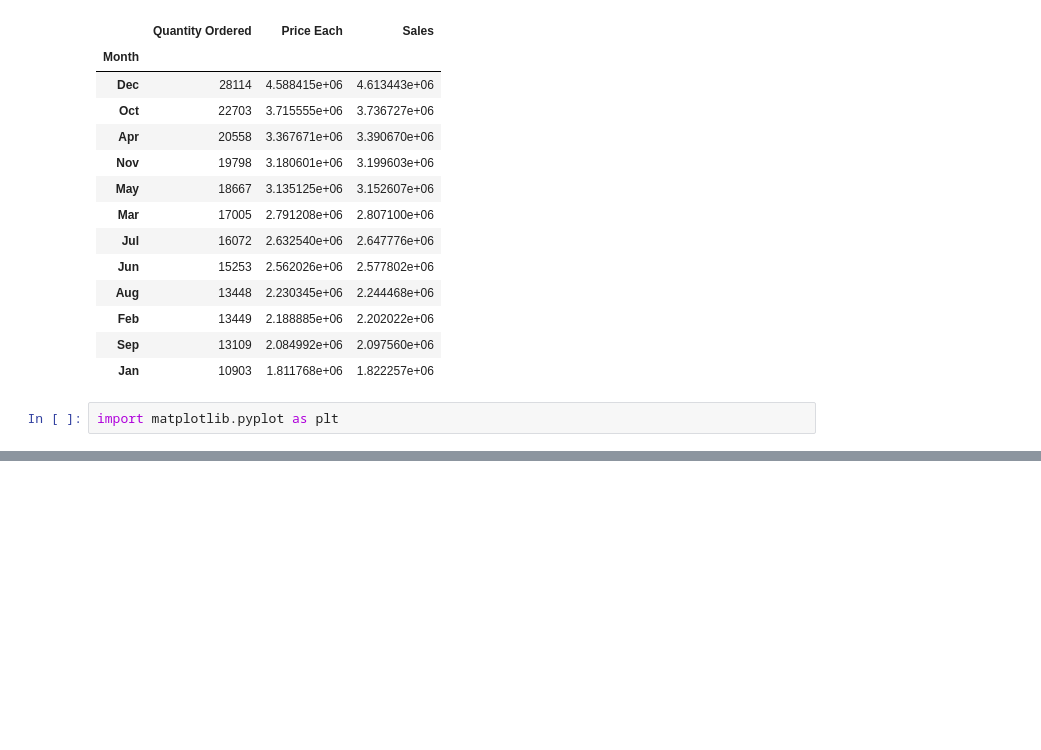
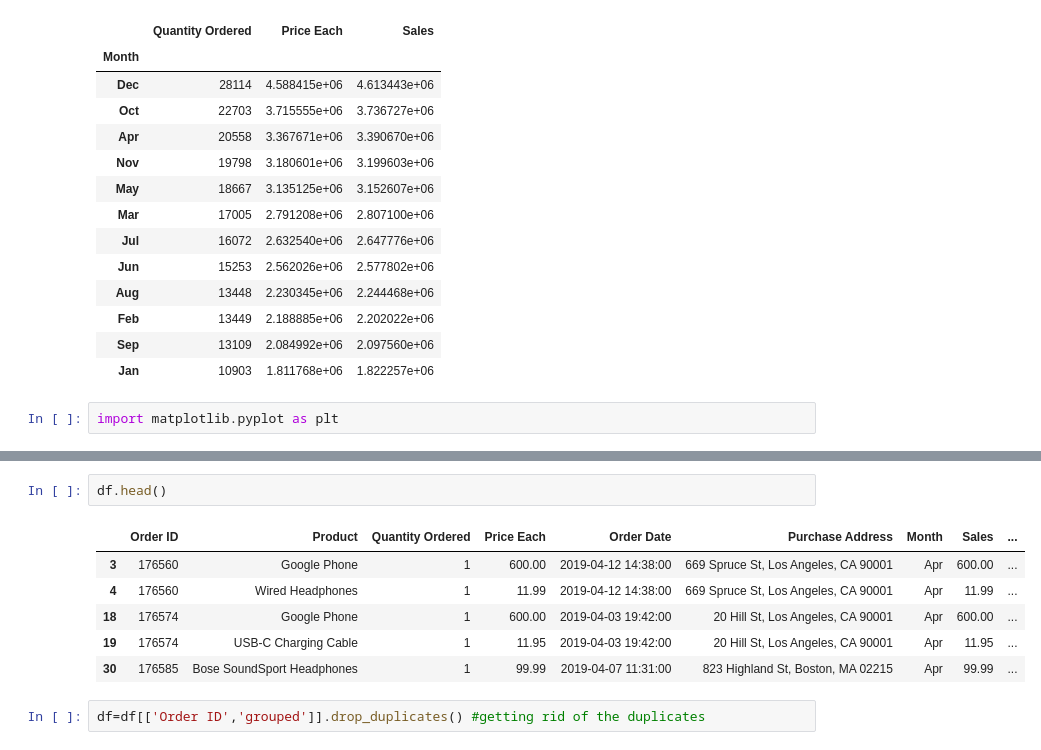
Before and after one commit to Raknala/Sales-data-analysis, a Jupyter notebook: sales_analysis.ipynb, the cells around one changed output, grey strips where cells are left out. Saved outputs shown, nothing was run; the diff lists cells and outputs as text; blank space fills up the shorter version.

```diff
--- a/sales_analysis.ipynb
+++ b/sales_analysis.ipynb
@@ -415,0 +472,11 @@ Looking at the line chart , we can conculde that the peak time for ordering in 1
+# %%
+df.head()
+# %% [output]
+|  | Order ID | Product | Quantity Ordered | Price Each | Order Date | Purchase Address | Month | Sales | ... |
+| 3 | 176560 | Google Phone | 1 | 600.00 | 2019-04-12 14:38:00 | 669 Spruce St, Los Angeles, CA 90001 | Apr | 600.00 | ... |
+| 4 | 176560 | Wired Headphones | 1 | 11.99 | 2019-04-12 14:38:00 | 669 Spruce St, Los Angeles, CA 90001 | Apr | 11.99 | ... |
+| 18 | 176574 | Google Phone | 1 | 600.00 | 2019-04-03 19:42:00 | 20 Hill St, Los Angeles, CA 90001 | Apr | 600.00 | ... |
+| 19 | 176574 | USB-C Charging Cable | 1 | 11.95 | 2019-04-03 19:42:00 | 20 Hill St, Los Angeles, CA 90001 | Apr | 11.95 | ... |
+| 30 | 176585 | Bose SoundSport Headphones | 1 | 99.99 | 2019-04-07 11:31:00 | 823 Highland St, Boston, MA 02215 | Apr | 99.99 | ... |
+# %%
+df=df[['Order ID','grouped']].drop_duplicates() #getting rid of the duplicates
```
Also changed, not shown: parts of 71 cells of this notebook.
